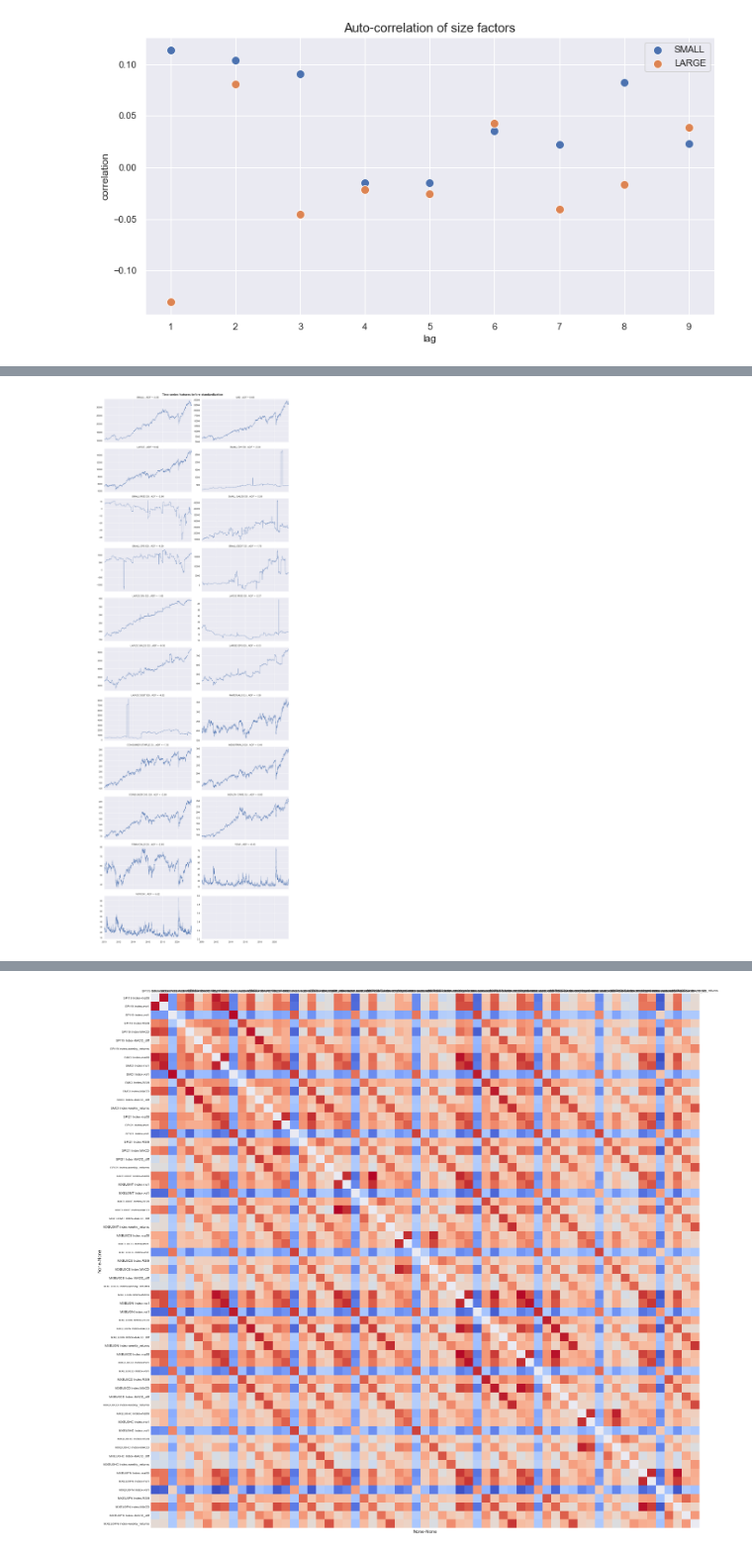
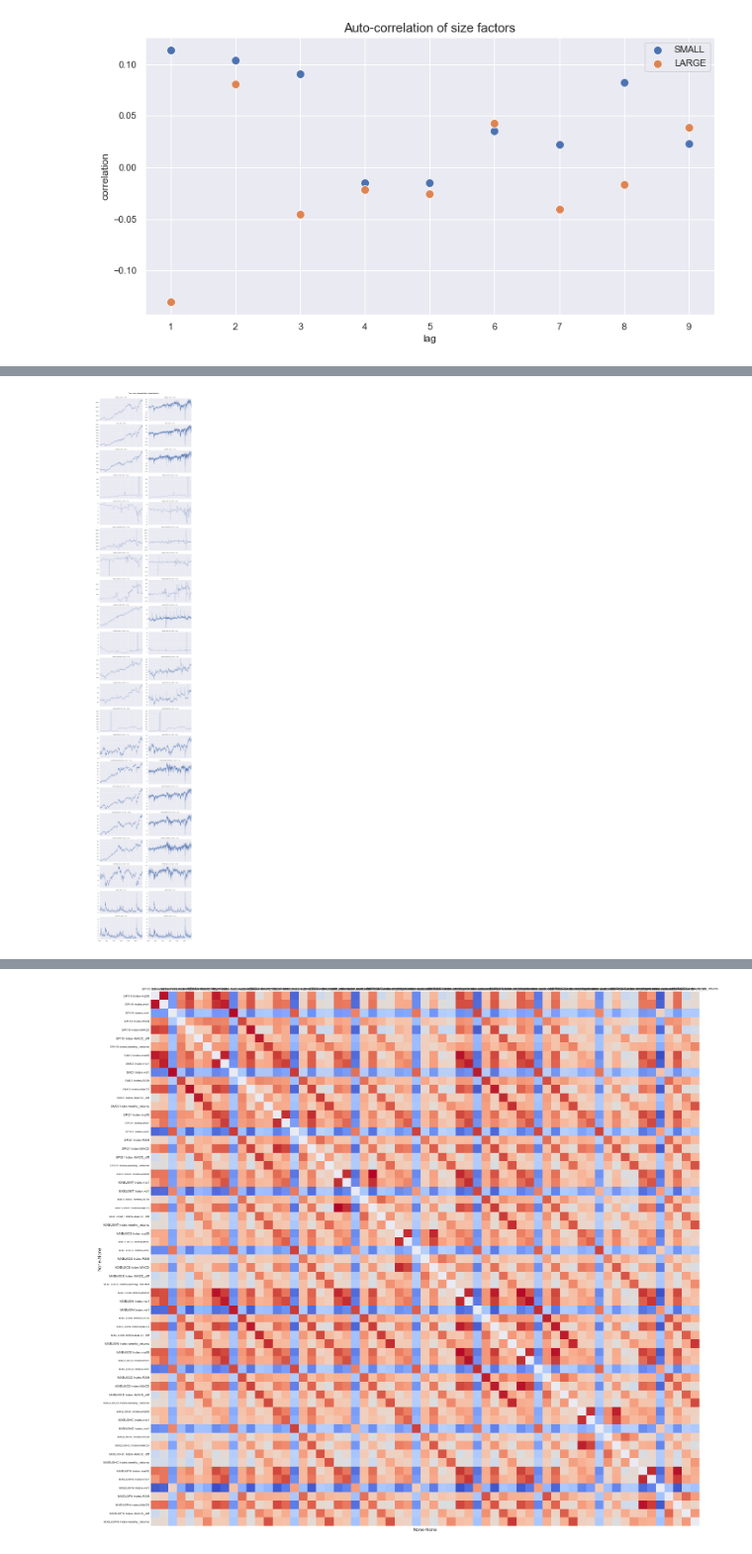
Before and after one commit to lacoupe/BCVS, a Jupyter notebook: SW/size/size.ipynb, the cells around one changed output, grey strips where cells are left out. Shown at 99% size. Cells and saved outputs as stored; diff of their text form; code cells hidden in the pictures.

```diff
--- a/SW/size/size.ipynb
+++ b/SW/size/size.ipynb
@@ -231,18 +227,24 @@ data.head()
 bench_price, target_prices, features, features_stationary = get_data()
 # %%
 data_plot = features.loc['2010-01-01':]
+data_plot_stat = features_stationary.loc['2010-01-01':]
 
 number_feature = len(data_plot.columns)
-fig, axs = plt.subplots(number_feature // 2 + (number_feature % 2 > 0), 2, figsize=(14, 40), sharex=True)
-axs = axs.ravel()
+fig, axs = plt.subplots(number_feature, 2, figsize=(14, 80), sharex=True)
+
 for i, col in enumerate(data_plot.columns):
-    results = adfuller(data_plot[col].values)
-    data_plot[col].plot(ax=axs[i], lw=0.8)
-    axs[i].set_title(col + f' ; ADF = {results[0]:.2f}')
+
+    ads = adfuller(data_plot[col].values)[0]
+    data_plot[col].plot(ax=axs[i, 0], lw=0.8)
+    axs[i, 0].set_title(col + f' ; ADF = {ads:.2f}')
+
+    ads_stat = adfuller(data_plot_stat[col].values)[0]
+    data_plot_stat[col].plot(ax=axs[i, 1], lw=0.8)
+    axs[i, 1].set_title(col + f' ; ADF = {ads_stat:.2f}')
 
 plt.suptitle('Time series features before standardization', fontsize=15, fontweight='bold')
 fig.tight_layout()
 fig.subplots_adjust(top=0.97)
 plt.show()
 # %% [output]
-[figure, old version]
+[figure, new version]
```
Also changed, not shown: parts of 8 cells of this notebook, 1 other file.
